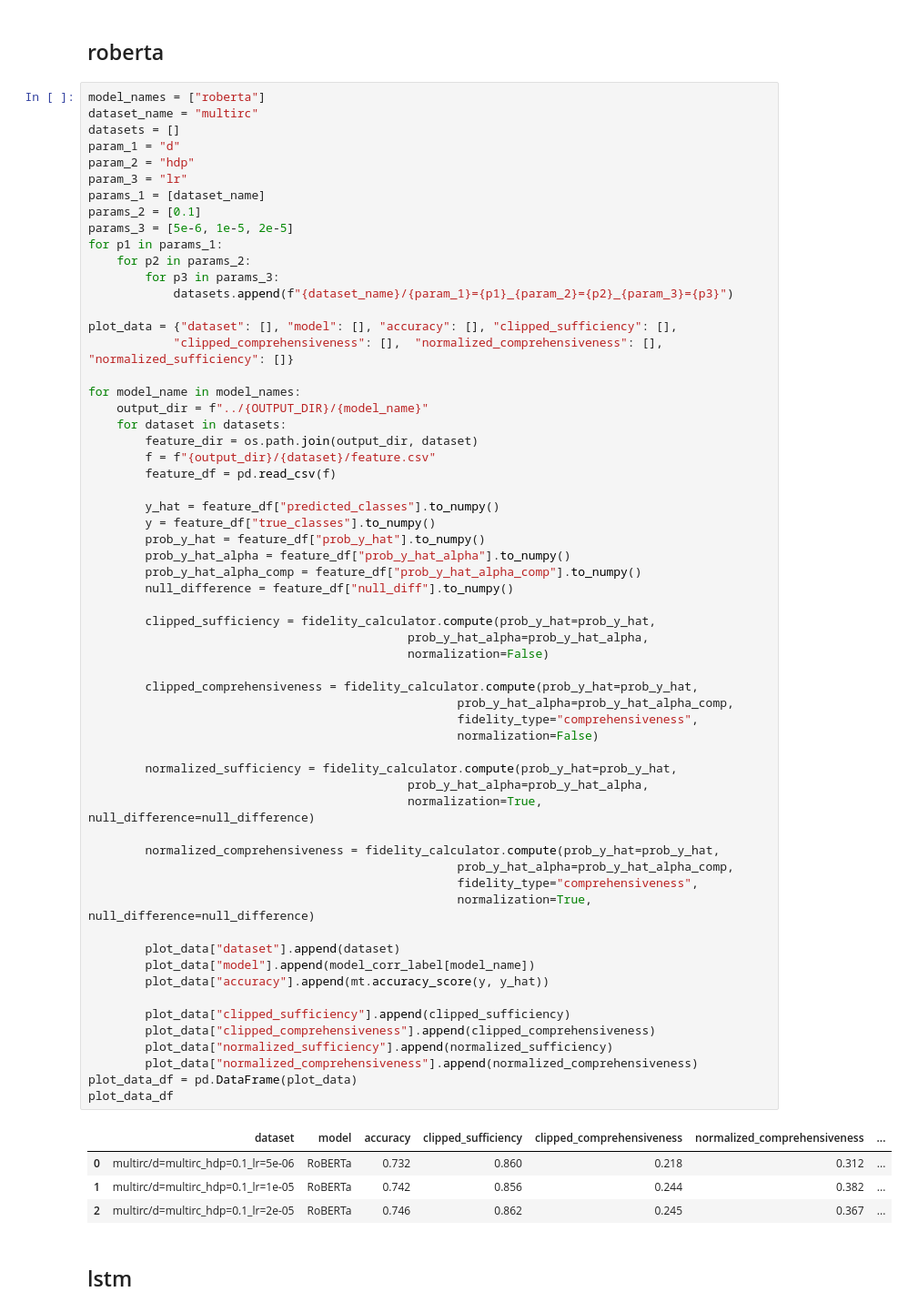
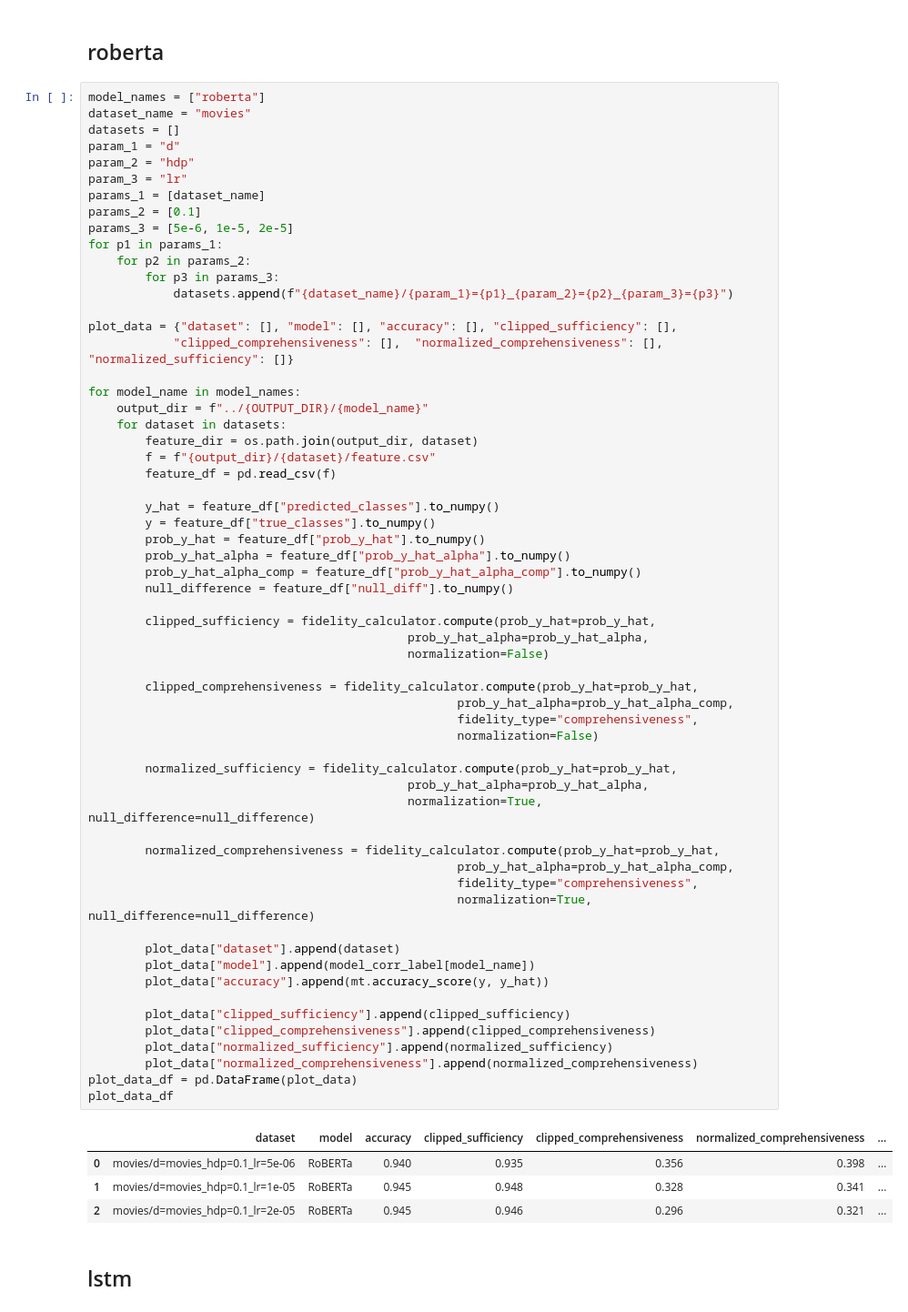
Before and after one commit to shaggyday/evaluating-human-rationales, a Jupyter notebook: plotting/result inspection.ipynb, the cells around one changed output. Shown at 91% size. Cells and saved outputs as stored; diff of their text form.

```diff
--- a/plotting/result inspection.ipynb
+++ b/plotting/result inspection.ipynb
@@ -160,7 +227,7 @@ plt.show()
 ## roberta
 # %%
 model_names = ["roberta"]
-dataset_name = "multirc"
+dataset_name = "movies"
 datasets = []
 param_1 = "d"
 param_2 = "hdp"
@@ -193,36 +260,36 @@ for model_name in model_names:
         clipped_sufficiency = fidelity_calculator.compute(prob_y_hat=prob_y_hat,
                                              prob_y_hat_alpha=prob_y_hat_alpha,
                                              normalization=False)
 
         clipped_comprehensiveness = fidelity_calculator.compute(prob_y_hat=prob_y_hat,
                                                     prob_y_hat_alpha=prob_y_hat_alpha_comp,
                                                     fidelity_type="comprehensiveness",
                                                     normalization=False)
 
         normalized_sufficiency = fidelity_calculator.compute(prob_y_hat=prob_y_hat,
                                              prob_y_hat_alpha=prob_y_hat_alpha,
                                              normalization=True, null_difference=null_difference)
 
         normalized_comprehensiveness = fidelity_calculator.compute(prob_y_hat=prob_y_hat,
                                                     prob_y_hat_alpha=prob_y_hat_alpha_comp,
                                                     fidelity_type="comprehensiveness",
                                                     normalization=True, null_difference=null_difference)
 
         plot_data["dataset"].append(dataset)
         plot_data["model"].append(model_corr_label[model_name])
         plot_data["accuracy"].append(mt.accuracy_score(y, y_hat))
 
         plot_data["clipped_sufficiency"].append(clipped_sufficiency)
         plot_data["clipped_comprehensiveness"].append(clipped_comprehensiveness)
         plot_data["normalized_sufficiency"].append(normalized_sufficiency)
         plot_data["normalized_comprehensiveness"].append(normalized_comprehensiveness)
 plot_data_df = pd.DataFrame(plot_data)
 plot_data_df
 # %% [output]
 |  | dataset | model | accuracy | clipped_sufficiency | clipped_comprehensiveness | normalized_comprehensiveness | ... |
-| 0 | multirc/d=multirc_hdp=0.1_lr=5e-06 | RoBERTa | 0.732 | 0.860 | 0.218 | 0.312 | ... |
-| 1 | multirc/d=multirc_hdp=0.1_lr=1e-05 | RoBERTa | 0.742 | 0.856 | 0.244 | 0.382 | ... |
-| 2 | multirc/d=multirc_hdp=0.1_lr=2e-05 | RoBERTa | 0.746 | 0.862 | 0.245 | 0.367 | ... |
+| 0 | movies/d=movies_hdp=0.1_lr=5e-06 | RoBERTa | 0.940 | 0.935 | 0.356 | 0.398 | ... |
+| 1 | movies/d=movies_hdp=0.1_lr=1e-05 | RoBERTa | 0.945 | 0.948 | 0.328 | 0.341 | ... |
+| 2 | movies/d=movies_hdp=0.1_lr=2e-05 | RoBERTa | 0.945 | 0.946 | 0.296 | 0.321 | ... |
 # %% [markdown]
 ## lstm
 # %%
```
Also changed, not shown: parts of 2 cells of this notebook, 8 other files.
